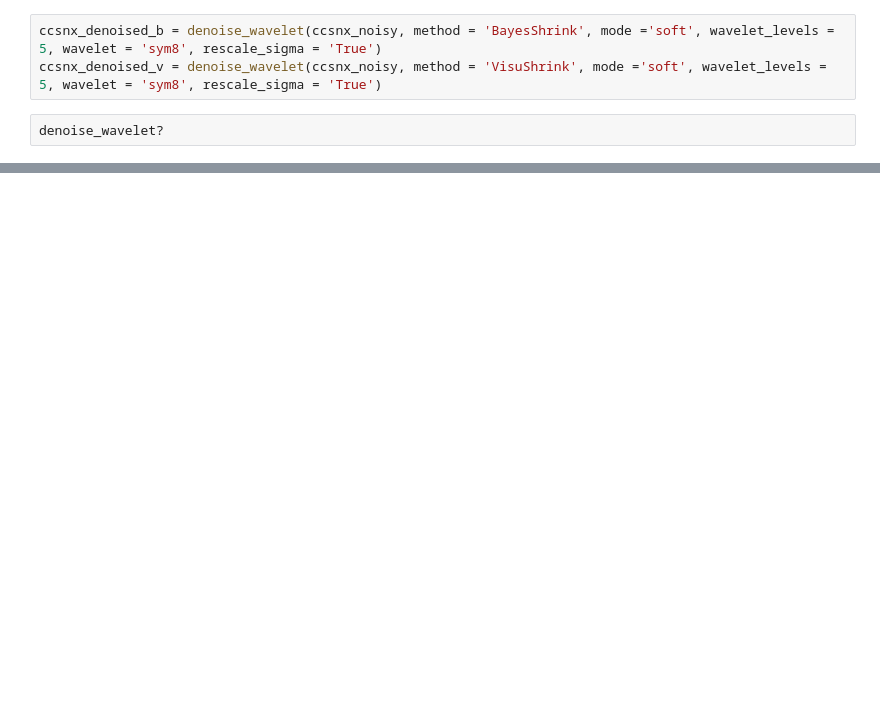
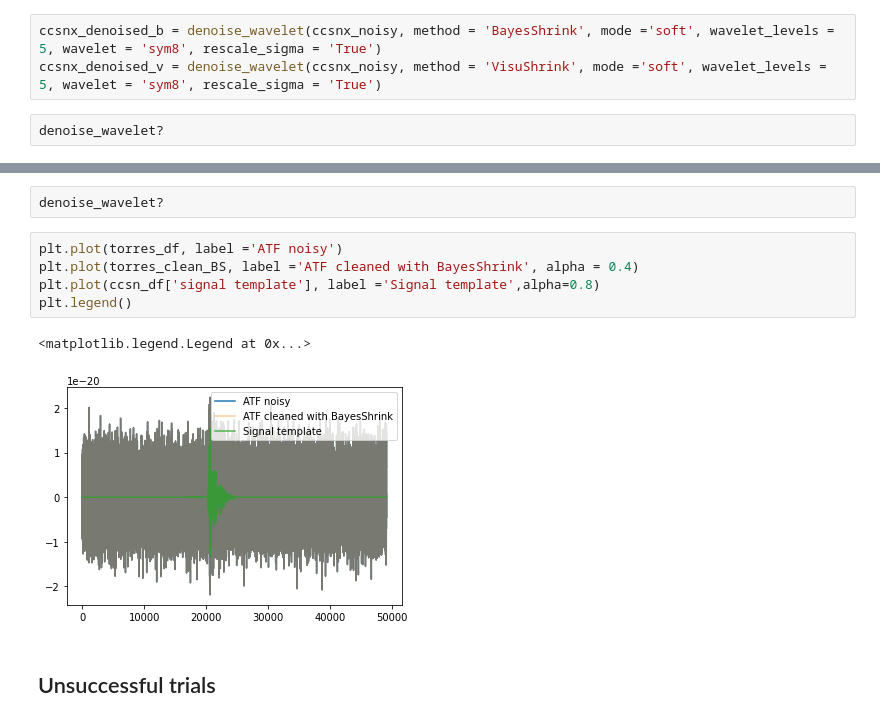
Before and after one commit to Calista-F/D-and-C, a Jupyter notebook: Signal_denoising.ipynb, the cells around one changed output, grey strips where cells are left out. Saved outputs shown, nothing was run; the diff lists cells and outputs as text; blank space fills up the shorter version.

```diff
--- a/Signal_denoising.ipynb
+++ b/Signal_denoising.ipynb
@@ -133,0 +151,12 @@ plt.show()
+# %%
+denoise_wavelet?
+# %%
+plt.plot(torres_df, label ='ATF noisy')
+plt.plot(torres_clean_BS, label ='ATF cleaned with BayesShrink', alpha = 0.4)
+plt.plot(ccsn_df['signal template'], label ='Signal template',alpha=0.8)
+plt.legend()
+# %% [output]
+<matplotlib.legend.Legend at 0x...>
+[figure, added]
+# %% [markdown]
+## Unsuccessful trials
```
Also changed, not shown: parts of 27 cells of this notebook.
